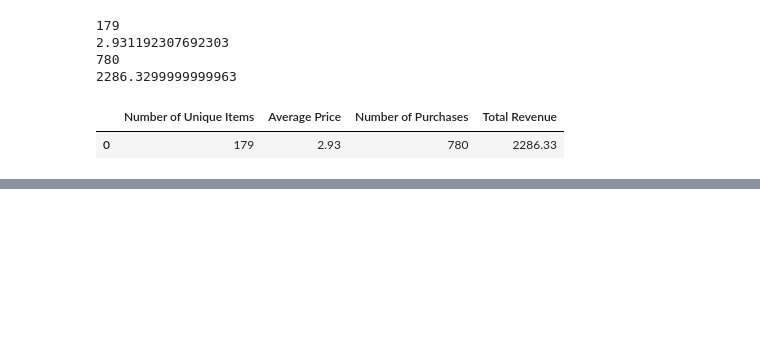
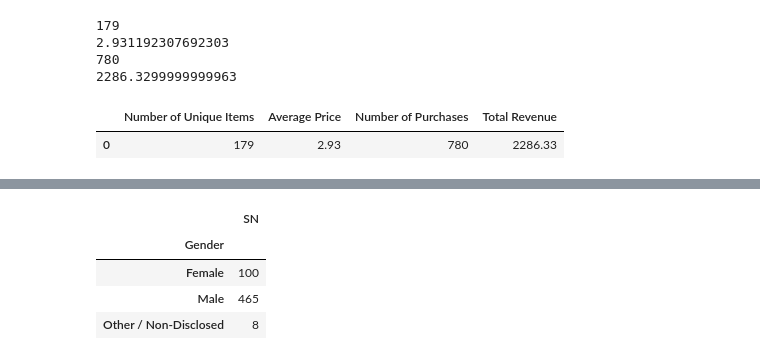
Before and after one commit to Jayleh/UCI, a Jupyter notebook: Homework4/HeroesOfPymoli/Heroes Of Pymoli Data Analysis.ipynb, the cells around one changed output, grey strips where cells are left out. Saved outputs shown, nothing was run; the diff lists cells and outputs as text; code cells hidden in the pictures; blank space fills up the shorter version.

```diff
--- a/Homework4/HeroesOfPymoli/Heroes Of Pymoli Data Analysis.ipynb
+++ b/Homework4/HeroesOfPymoli/Heroes Of Pymoli Data Analysis.ipynb
@@ -151,0 +110,10 @@ gender_df.head()
+# %%
+# Group by gender to see count
+unique_grouped_gender = unique_gender_df.groupby('Gender').count()
+unique_grouped_gender
+# %% [output]
+|  | SN |
+| Gender |  |
+| Female | 100 |
+| Male | 465 |
+| Other / Non-Disclosed | 8 |
```
Also changed, not shown: parts of 8 cells of this notebook.
